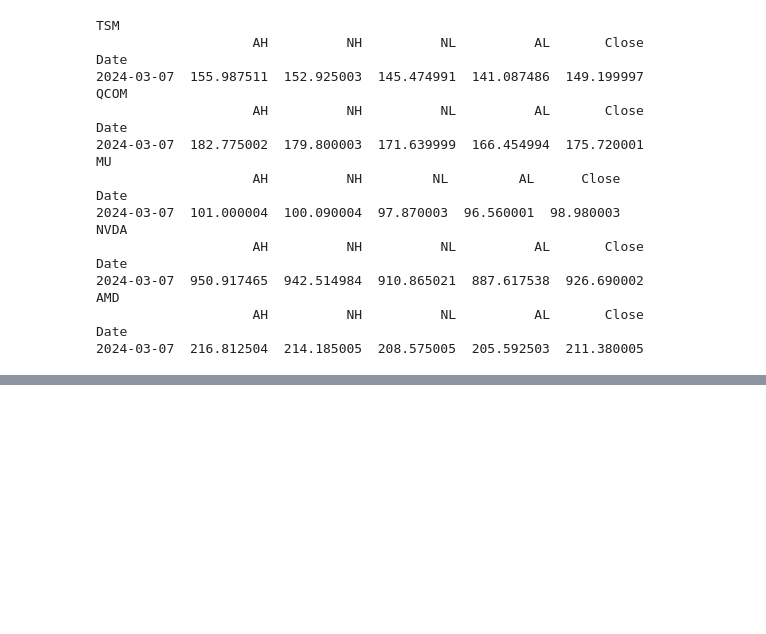
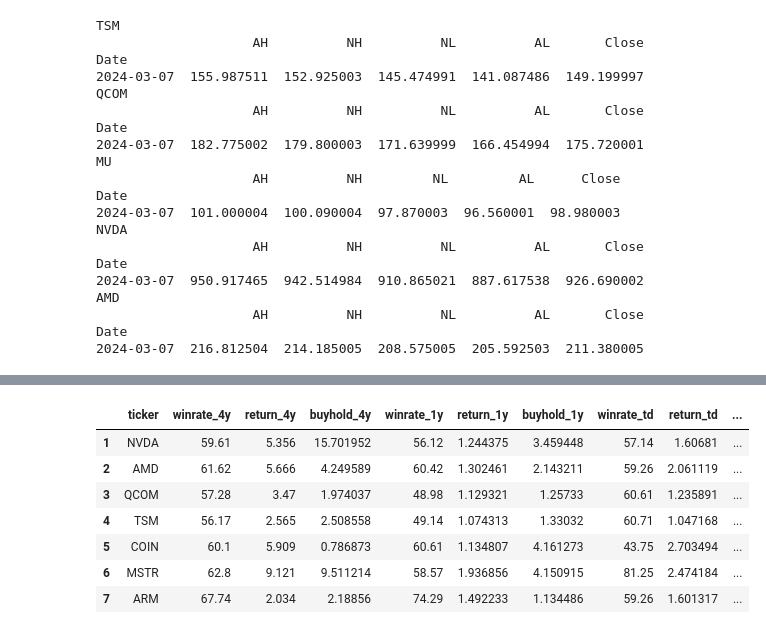
Before and after one commit to tsungyou/CDP_ZacksRank_TW1000, a Jupyter notebook: Backtest/strategies/CDP_tech_test.ipynb, the cells around one changed output, grey strips where cells are left out. Drawn from its saved outputs; the diff is of its cells as text; code cells hidden in the pictures; blank space fills up the shorter version.

```diff
--- a/Backtest/strategies/CDP_tech_test.ipynb
+++ b/Backtest/strategies/CDP_tech_test.ipynb
@@ -645,0 +574,32 @@ ytd[]
+# %%
+import json
+route = '../'
+filemap = {
+    "NYSE"  : route + "../Database/zackRanks_NYSE.json", # 1352
+    "NASDAQ": route + '../Database/zackRanks_NASDAQ.json', # small:1255; mid:330; large:72
+    "SP500" : route + "../Database/zackRanks_SP500.json", # small: 1352
+   "Yuanta": route + "zackRanks_yuanta.json",
+   "portfolio": route + "zackRanks_portfolio.json"
+}
+with open(filemap["SP500"], 'r') as f:
+    python_dict = json.load(f)
+    a = list(python_dict.keys())
+
+trend = ["NVDA", "AMD", "QCOM", "TSM", "COIN", "MSTR", "ARM"]
+defensive = ['MCD', "C", "GS", "WBD", "NFLX"]
+holding = ["AZEK", "CYBR", "GFF", "KKR", "RL", "TAP", "TW", "EVN", "NVRI"]
+custom = ['6799.TW', "2330.TW", "4908.TWO"]
+# hold_tiome = 1還不行
+asss = cdp_backtest_all(tickers=trend, fee=0.002, start = "2020-01-01", hold_time = 0)
+asss
+# C GS WBD NFLX
+# no env ["AZEK", "CYBR", "GFF", "KKR", "RL", "TAP", "TW", "EVN", "NVRI"]
+# %% [output]
+|  | ticker | winrate_4y | return_4y | buyhold_4y | winrate_1y | return_1y | buyhold_1y | winrate_td | return_td | ... |
+| 1 | NVDA | 59.61 | 5.356 | 15.701952 | 56.12 | 1.244375 | 3.459448 | 57.14 | 1.60681 | ... |
+| 2 | AMD | 61.62 | 5.666 | 4.249589 | 60.42 | 1.302461 | 2.143211 | 59.26 | 2.061119 | ... |
+| 3 | QCOM | 57.28 | 3.47 | 1.974037 | 48.98 | 1.129321 | 1.25733 | 60.61 | 1.235891 | ... |
+| 4 | TSM | 56.17 | 2.565 | 2.508558 | 49.14 | 1.074313 | 1.33032 | 60.71 | 1.047168 | ... |
+| 5 | COIN | 60.1 | 5.909 | 0.786873 | 60.61 | 1.134807 | 4.161273 | 43.75 | 2.703494 | ... |
+| 6 | MSTR | 62.8 | 9.121 | 9.511214 | 58.57 | 1.936856 | 4.150915 | 81.25 | 2.474184 | ... |
+| 7 | ARM | 67.74 | 2.034 | 2.18856 | 74.29 | 1.492233 | 1.134486 | 59.26 | 1.601317 | ... |
```
Also changed, not shown: parts of 4 cells of this notebook, 19 other files.
